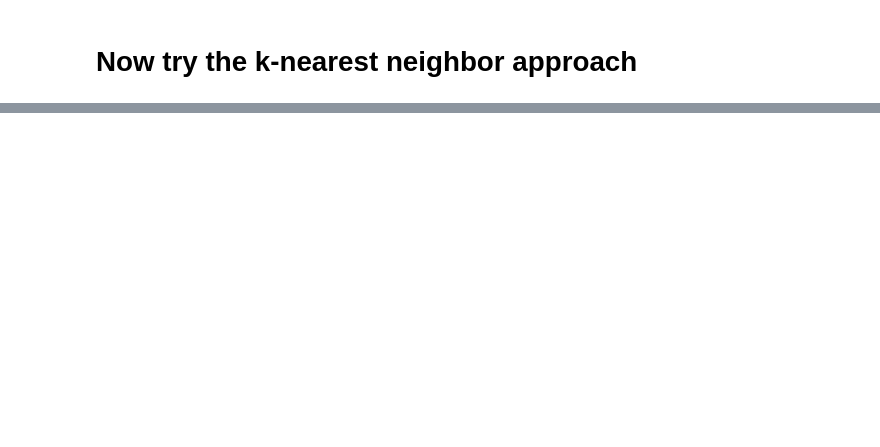
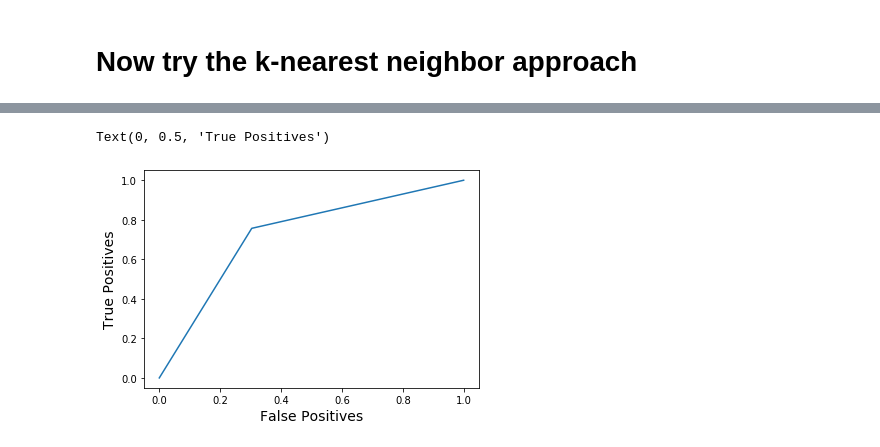
Before and after one commit to tobiaspiechowiak/HA-data-logging, a Jupyter notebook: Detecting_returns_with_5_predictors.ipynb, the cells around one changed output, grey strips where cells are left out. Drawn from its saved outputs; the diff is of its cells as text; code cells hidden in the pictures; blank space fills up the shorter version.

```diff
--- a/Detecting_returns_with_5_predictors.ipynb
+++ b/Detecting_returns_with_5_predictors.ipynb
@@ -585,7 +605,7 @@ array([0.68333333, 0.7       , 0.75      , 0.71666667, 0.76666667,
 # %%
 #
 from sklearn.model_selection import GridSearchCV
-param_grid = {'n_neighbors': np.arange(2, 20)}
+param_grid = {'n_neighbors': np.arange(3, 20)}
 #use gridsearch to test all values for n_neighbors
 knn_gscv = GridSearchCV(knn, param_grid, cv=5)
 #fit model to data
@@ -608,0 +628,11 @@ GridSearchCV(cv=5, error_score=nan,
+# %%
+#roc curve for knn
+y_pred_knn = knn.predict(testX_KNN)
+fpr_knn, tpr_knn, thresholds_knn = roc_curve(testY_KNN, y_pred_knn)
+
+plt.plot(fpr_knn, tpr_knn)
+plt.xlabel('False Positives',fontsize=14)
+plt.ylabel('True Positives',fontsize=14)
+# %% [output]
+Text(0, 0.5, 'True Positives')
+[figure, added]
```
Also changed, not shown: parts of 33 cells of this notebook, 5 other files.
